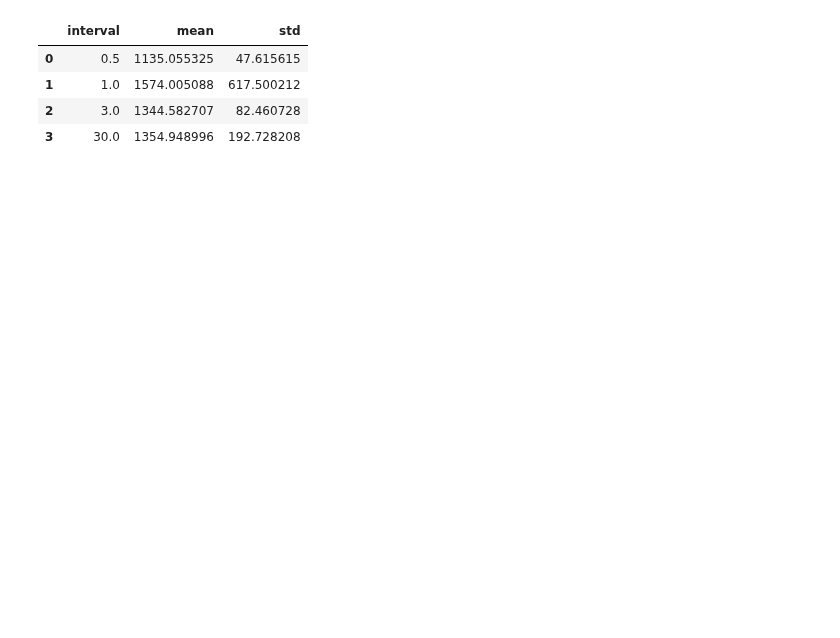
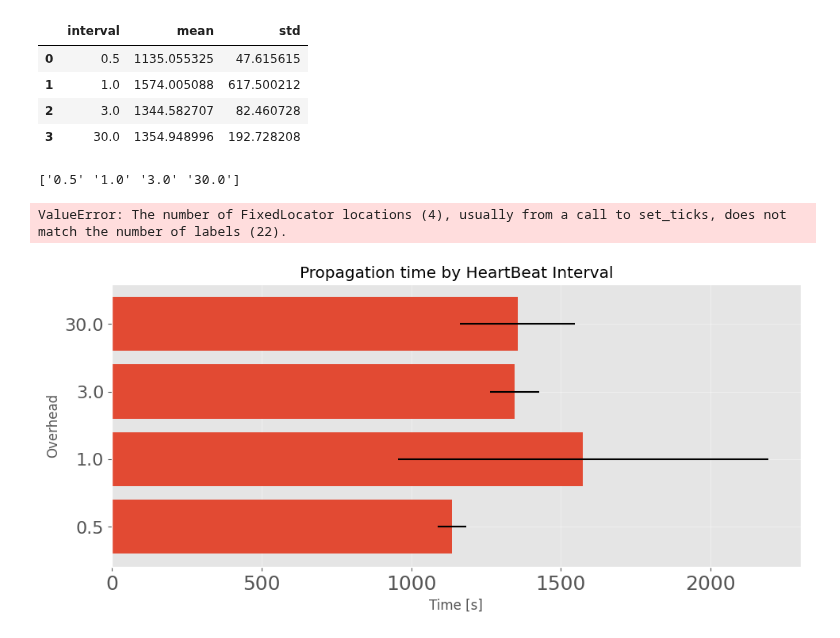
Before and after one commit to FlavScheidt/flexi-pipe, a Jupyter notebook: data/Notebooks/PropagationTime.ipynb, the cells around one changed output. Cells and saved outputs as stored; diff of their text form; code cells hidden in the pictures; blank space fills up the shorter version.

```diff
--- a/data/Notebooks/PropagationTime.ipynb
+++ b/data/Notebooks/PropagationTime.ipynb
@@ -307,3 +307,43 @@ avgProp.head(100)
 | 1 | 1.0 | 1574.005088 | 617.500212 |
 | 2 | 3.0 | 1344.582707 | 82.460728 |
 | 3 | 30.0 | 1354.948996 | 192.728208 |
+# %%
+y_labels = avgProp['interval'].astype(str).to_numpy()
+
+print(y_labels)
+# %% [output]
+['0.5' '1.0' '3.0' '30.0']
+# %%
+plt.style.use('ggplot')
+# kwargs = dict(color=['hotpink'], alpha=0.9)#, density=True)
+
+fig, ax = plt.subplots(constrained_layout=False)
+ax.grid(alpha=0.4)
+
+fig.tight_layout()
+fig.subplots_adjust(left=0.19, bottom=0.09, right=0.98, top=0.92, wspace=0.17, hspace=0.17)
+
+plt.rcParams.update({'figure.figsize':(7,5), 'figure.dpi':100})
+
+plt.gca().set(title='Propagation time by HeartBeat Interval', ylabel='Overhead', xlabel="Time [s]")
+
+plt.rcParams.update({'font.size': 14})
+# plt.hist([x1, x2, x6], **kwargs, label=['GS 1 topic', 'Vanilla', 'Squelching'])
+# plt.legend(loc='upper center', bbox_to_anchor=(0.58, 1))
+# plt.gca().xaxis.set_major_locator(ticker.MultipleLocator(2))
+
+plt.xticks(fontsize=18)
+plt.yticks(fontsize=16)
+
+fig.set_size_inches(11, 4.3)
+
+#Set y axis labels
+ax.barh(y_labels, avgProp['mean'], xerr=avgProp['std'], align='center')
+ax.set_yticks(y_labels, labels='Heartbeat interval [s]')
+ax.invert_yaxis()  # labels read top-to-bottom
+ax.set_xlabel('Propagation time [μs]')
+
+plt.show()
+# %% [output]
+ValueError: The number of FixedLocator locations (4), usually from a call to set_ticks, does not match the number of labels (22).
+[figure, added]
```
Also changed, not shown: 7 other files.
